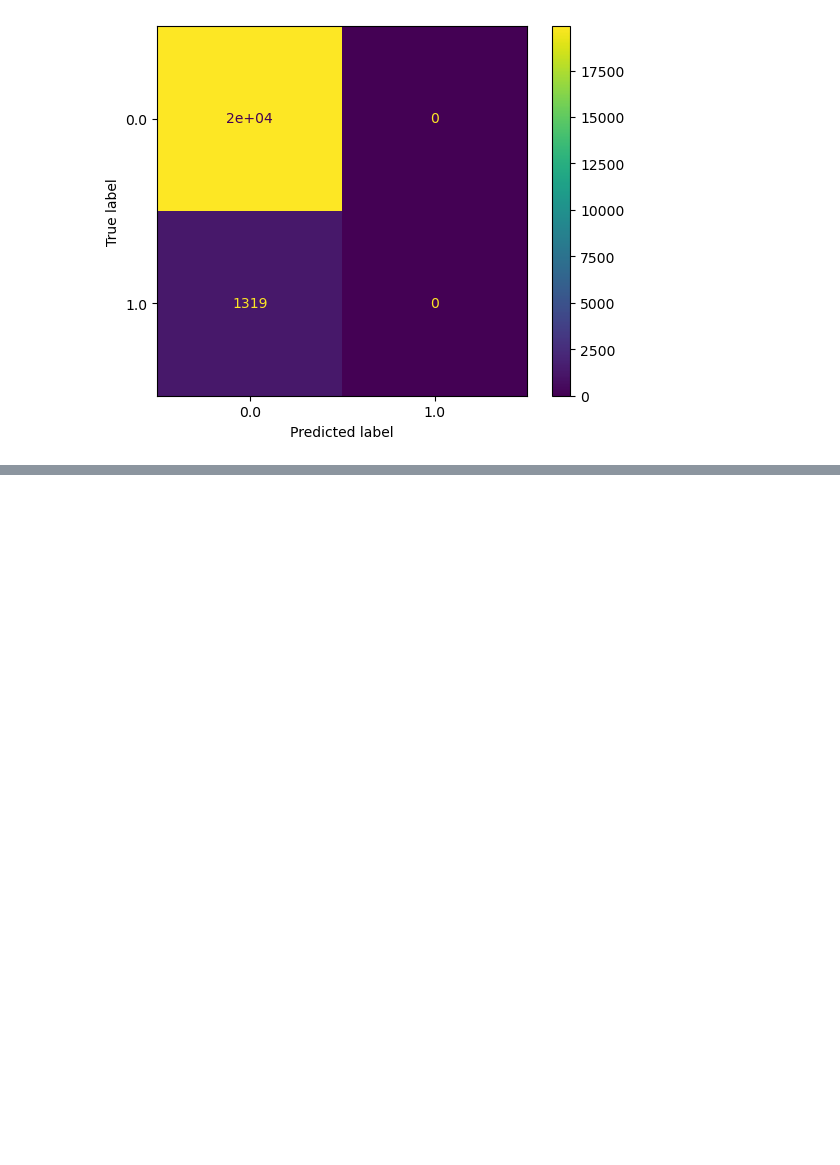
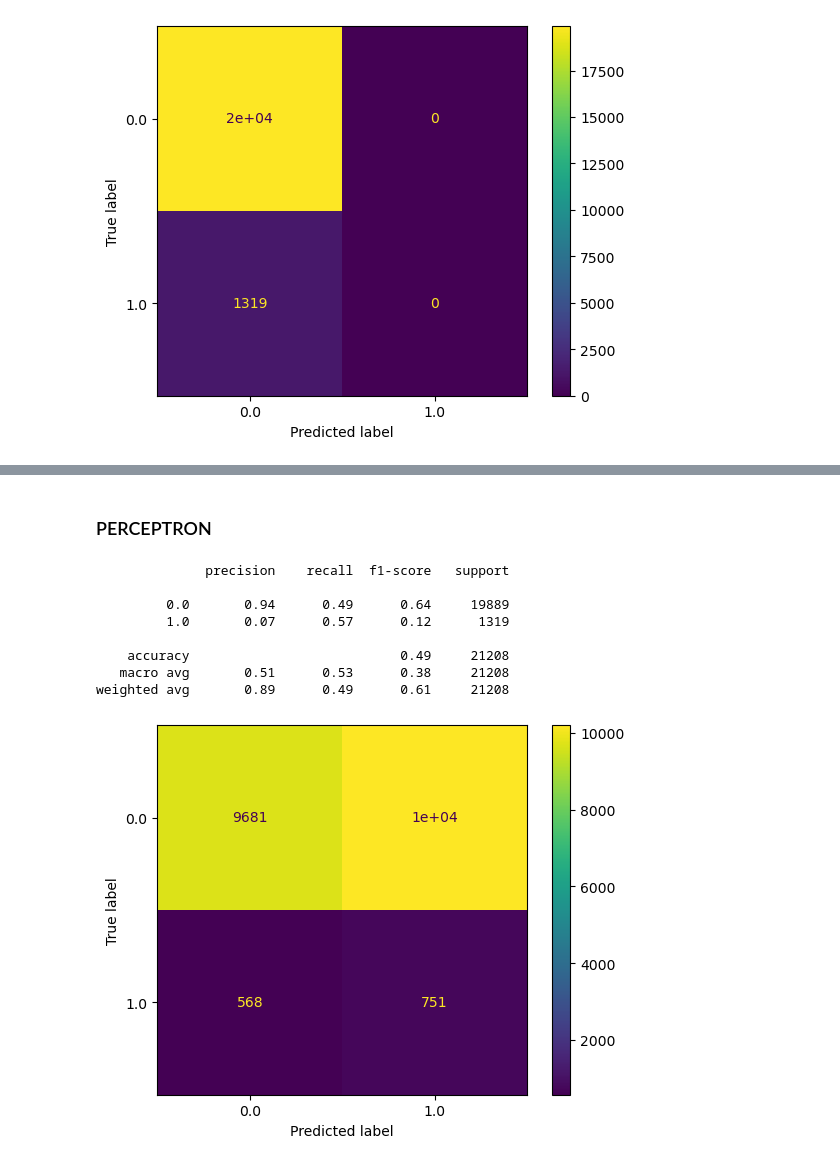
Before and after one commit to TurnipPudding/Machine-Learning---SCC0276, a Jupyter notebook: DHS Prediction (Stroke Prediction_Multiple Models_Classification).ipynb, the cells around one changed output, grey strips where cells are left out. Cells and saved outputs as stored; diff of their text form; code cells hidden in the pictures; blank space fills up the shorter version.

```diff
--- a/DHS Prediction (Stroke Prediction_Multiple Models_Classification).ipynb
+++ b/DHS Prediction (Stroke Prediction_Multiple Models_Classification).ipynb
@@ -926,0 +949,14 @@ weighted avg       0.88      0.94      0.91     21208
+# %% [markdown]
+### PERCEPTRON
+# %%
+model_train_test(Perceptron(class_weight='balanced', random_state=42))
+# %% [output]
+              precision    recall  f1-score   support
+
+         0.0       0.94      0.49      0.64     19889
+         1.0       0.07      0.57      0.12      1319
+
+    accuracy                           0.49     21208
+   macro avg       0.51      0.53      0.38     21208
+weighted avg       0.89      0.49      0.61     21208
+[figure, added]
```
Also changed, not shown: parts of 7 cells of this notebook.
